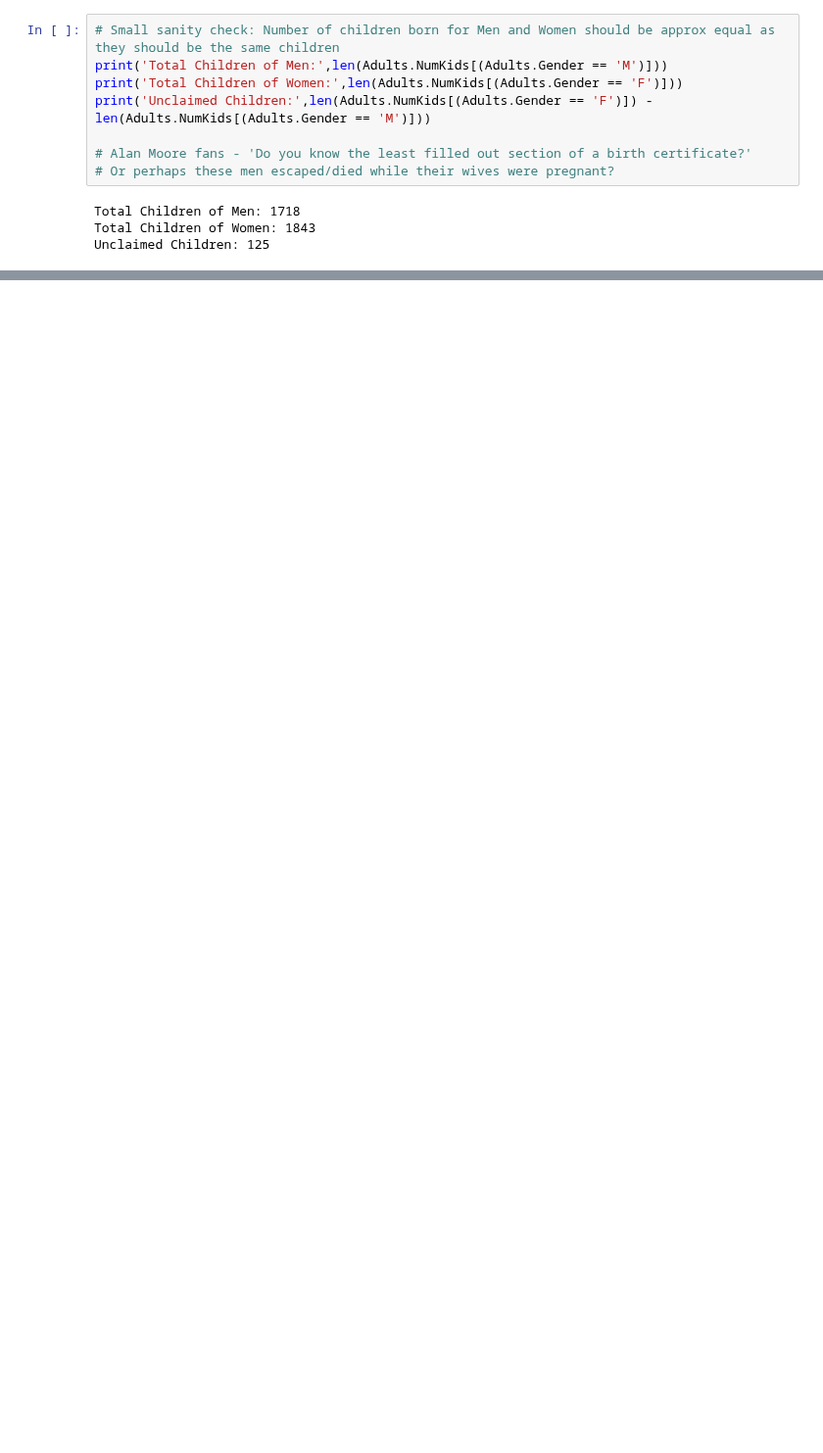
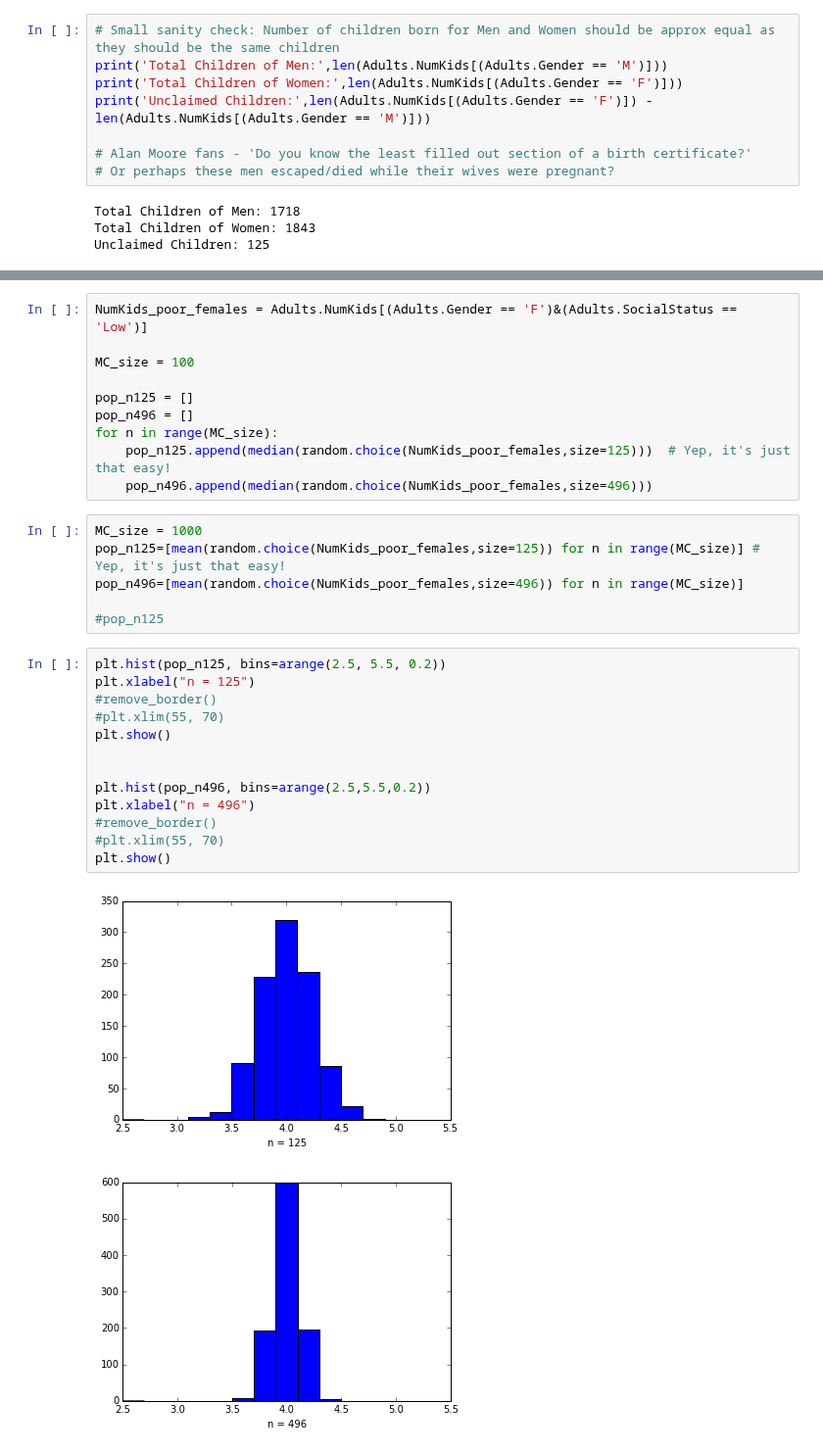
Before and after one commit to benlaken/Nbks, a Jupyter notebook: Historical_birth_analysis.ipynb, the cells around one changed output, grey strips where cells are left out. Shown at 98% size. Drawn from its saved outputs; the diff is of its cells as text; blank space fills up the shorter version.

```diff
--- a/Historical_birth_analysis.ipynb
+++ b/Historical_birth_analysis.ipynb
@@ -304,0 +309,32 @@ Unclaimed Children: 125
+# %%
+NumKids_poor_females = Adults.NumKids[(Adults.Gender == 'F')&(Adults.SocialStatus == 'Low')]
+
+MC_size = 100
+
+pop_n125 = []
+pop_n496 = []
+for n in range(MC_size):
+    pop_n125.append(median(random.choice(NumKids_poor_females,size=125)))  # Yep, it's just that easy!
+    pop_n496.append(median(random.choice(NumKids_poor_females,size=496)))
+# %%
+MC_size = 1000
+pop_n125=[mean(random.choice(NumKids_poor_females,size=125)) for n in range(MC_size)] # Yep, it's just that easy!
+pop_n496=[mean(random.choice(NumKids_poor_females,size=496)) for n in range(MC_size)]
+
+#pop_n125
+# %%
+plt.hist(pop_n125, bins=arange(2.5, 5.5, 0.2))
+plt.xlabel("n = 125")
+#remove_border()
+#plt.xlim(55, 70)
+plt.show()
+
+
+plt.hist(pop_n496, bins=arange(2.5,5.5,0.2))
+plt.xlabel("n = 496")
+#remove_border()
+#plt.xlim(55, 70)
+plt.show()
+# %% [output]
+[figure, added]
+[figure, added]
```
Also changed, not shown: parts of 4 cells of this notebook.
